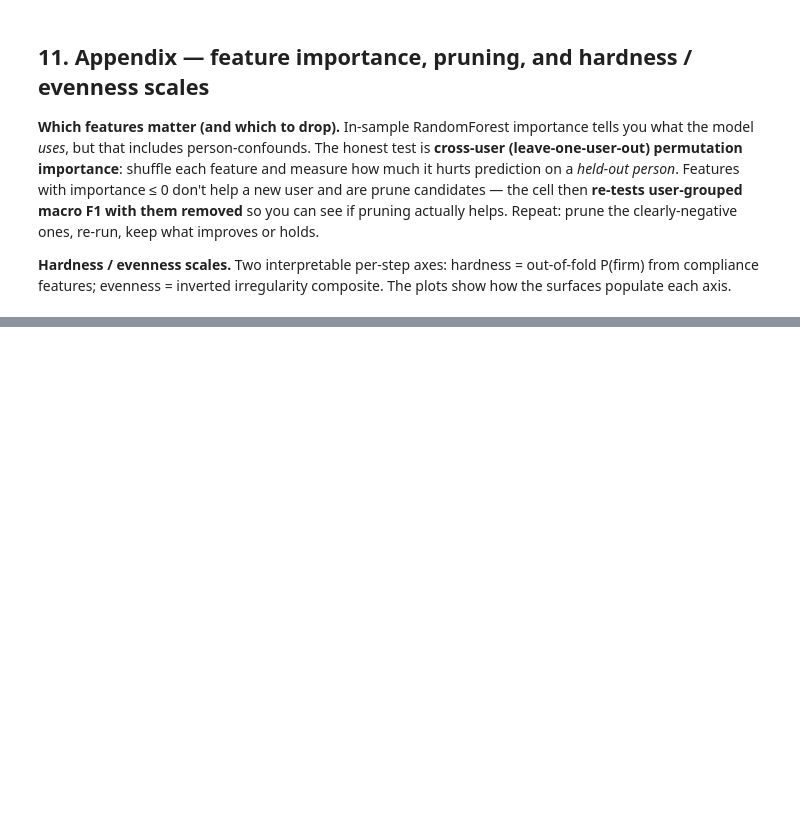
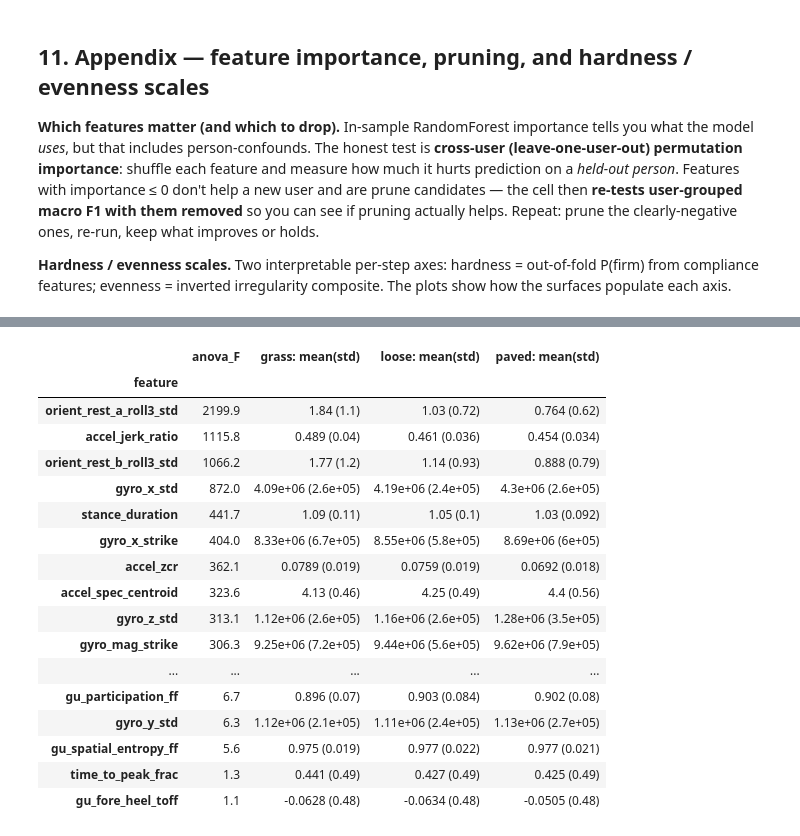
Before and after one commit to zhou-cat/WalkSensePlace, a Jupyter notebook: notebooks/ground_condition_xgboost_v18_merged_3class.ipynb, the cells around one changed output, grey strips where cells are left out. Cells and saved outputs as stored; diff of their text form; code cells hidden in the pictures; blank space fills up the shorter version.

```diff
--- a/notebooks/ground_condition_xgboost_v18_merged_3class.ipynb
+++ b/notebooks/ground_condition_xgboost_v18_merged_3class.ipynb
@@ -1411,0 +1575,59 @@ plt.tight_layout(); plt.savefig(os.path.join(CHARTS_DIR, 'scales_populations.png
+# %%
+# ===== per-surface summary statistics for every model feature =====
+from sklearn.feature_selection import f_classif
+from sklearn.preprocessing import StandardScaler as _SS
+
+_df = train_df.copy()
+_feats = list(FEATURE_COLS)
+_surfaces = list(classes)
+
+# (1) tidy long-form: one row per (feature, surface) with the usual stats
+_stat_names = ['count','mean','std','min','25%','50%','75%','max']
+_rows = []
+for f in _feats:
+    for s in _surfaces:
+        d = _df.loc[_df['surface'] == s, f].replace([np.inf,-np.inf], np.nan).dropna()
+        desc = d.describe()
+        row = {'feature': f, 'surface': s}
+        row.update({k: (float(desc[k]) if k in desc else np.nan) for k in _stat_names})
+        _rows.append(row)
+    # overall (all surfaces) row
+    d = _df[f].replace([np.inf,-np.inf], np.nan).dropna(); desc = d.describe()
+    row = {'feature': f, 'surface': 'ALL'}
+    row.update({k: (float(desc[k]) if k in desc else np.nan) for k in _stat_names})
+    _rows.append(row)
+summary_long = pd.DataFrame(_rows)
+
+# (2) ANOVA F per feature (class separation), attach to the long table
+_F, _p = f_classif(_SS().fit_transform(_df[_feats].fillna(0).values), _df['surface'].values)
+_fser = pd.Series(_F, index=_feats)
+summary_long['anova_F'] = summary_long['feature'].map(_fser).round(2)
+summary_long = summary_long.sort_values(['anova_F','feature','surface'], ascending=[False,True,True])
+
+# (3) compact wide view: mean (std) per surface, one row per feature, F-sorted
+def _fmt(m, s): return f"{m:.3g} ({s:.2g})" if pd.notna(m) else ""
+_wide = {}
+for f in _feats:
+    rec = {'anova_F': round(float(_fser[f]), 1)}
+    for s in _surfaces:
+        d = _df.loc[_df['surface'] == s, f].replace([np.inf,-np.inf], np.nan).dropna()
+        rec[f'{s}: mean(std)'] = _fmt(d.mean(), d.std())
+    _wide[f] = rec
+summary_wide = pd.DataFrame(_wide).T
+summary_wide = summary_wide.reindex(_fser.sort_values(ascending=False).index)   # F-sorted
+summary_wide.index.name = 'feature'
+
+# (4) save + show
+_long_path = os.path.join(CHARTS_DIR, 'feature_summary_by_surface.csv')
+_wide_path = os.path.join(CHARTS_DIR, 'feature_summary_mean_std_wide.csv')
+summary_long.to_csv(_long_path, index=False)
+summary_wide.to_csv(_wide_path)
+print(f'wrote {_long_path}')
+print(f'wrote {_wide_path}')
+print(f'\n{len(_feats)} features x {len(_surfaces)} surfaces  (F-sorted; mean (std) per surface):')
+try:
+    from IPython.display import display
+    display(summary_wide)
+except Exception:
+    print(summary_wide.to_string())
+# %% [output]
@@ -1411,0 +1638,18 @@ plt.tight_layout(); plt.savefig(os.path.join(CHARTS_DIR, 'scales_populations.png
+|  | anova_F | grass: mean(std) | loose: mean(std) | paved: mean(std) |
+| feature |  |  |  |  |
+| orient_rest_a_roll3_std | 2199.9 | 1.84 (1.1) | 1.03 (0.72) | 0.764 (0.62) |
+| accel_jerk_ratio | 1115.8 | 0.489 (0.04) | 0.461 (0.036) | 0.454 (0.034) |
+| orient_rest_b_roll3_std | 1066.2 | 1.77 (1.2) | 1.14 (0.93) | 0.888 (0.79) |
+| gyro_x_std | 872.0 | 4.09e+06 (2.6e+05) | 4.19e+06 (2.4e+05) | 4.3e+06 (2.6e+05) |
+| stance_duration | 441.7 | 1.09 (0.11) | 1.05 (0.1) | 1.03 (0.092) |
+| gyro_x_strike | 404.0 | 8.33e+06 (6.7e+05) | 8.55e+06 (5.8e+05) | 8.69e+06 (6e+05) |
+| accel_zcr | 362.1 | 0.0789 (0.019) | 0.0759 (0.019) | 0.0692 (0.018) |
+| accel_spec_centroid | 323.6 | 4.13 (0.46) | 4.25 (0.49) | 4.4 (0.56) |
+| gyro_z_std | 313.1 | 1.12e+06 (2.6e+05) | 1.16e+06 (2.6e+05) | 1.28e+06 (3.5e+05) |
+| gyro_mag_strike | 306.3 | 9.25e+06 (7.2e+05) | 9.44e+06 (5.6e+05) | 9.62e+06 (7.9e+05) |
+| ... | ... | ... | ... | ... |
+| gu_participation_ff | 6.7 | 0.896 (0.07) | 0.903 (0.084) | 0.902 (0.08) |
+| gyro_y_std | 6.3 | 1.12e+06 (2.1e+05) | 1.11e+06 (2.4e+05) | 1.13e+06 (2.7e+05) |
+| gu_spatial_entropy_ff | 5.6 | 0.975 (0.019) | 0.977 (0.022) | 0.977 (0.021) |
+| time_to_peak_frac | 1.3 | 0.441 (0.49) | 0.427 (0.49) | 0.425 (0.49) |
+| gu_fore_heel_toff | 1.1 | -0.0628 (0.48) | -0.0634 (0.48) | -0.0505 (0.48) |
```
Also changed, not shown: parts of 22 cells of this notebook, 29 other files.
